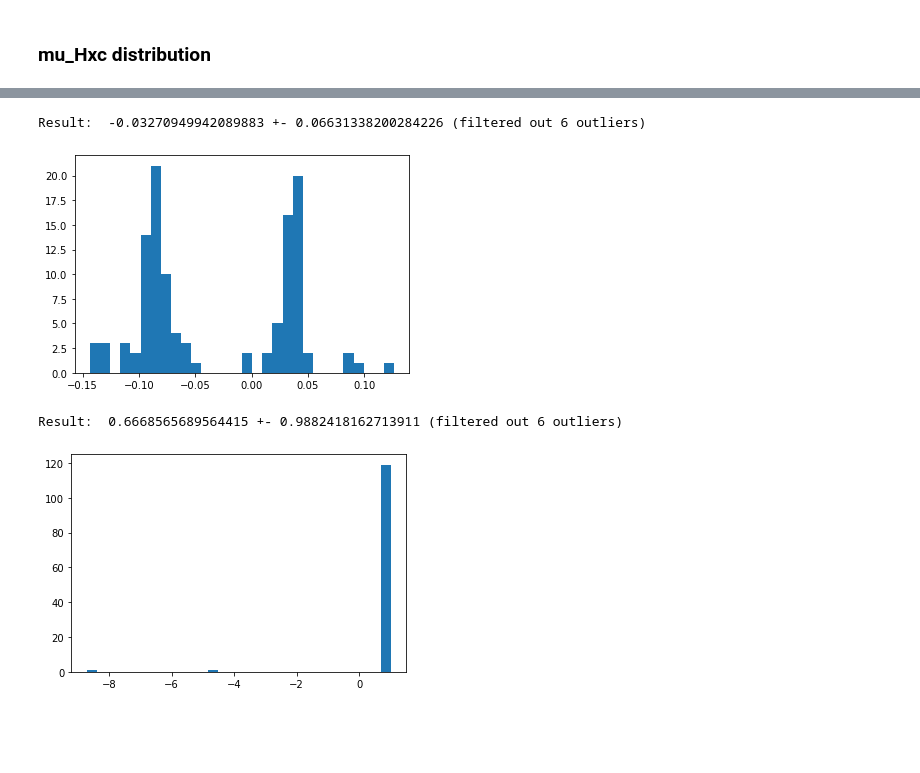
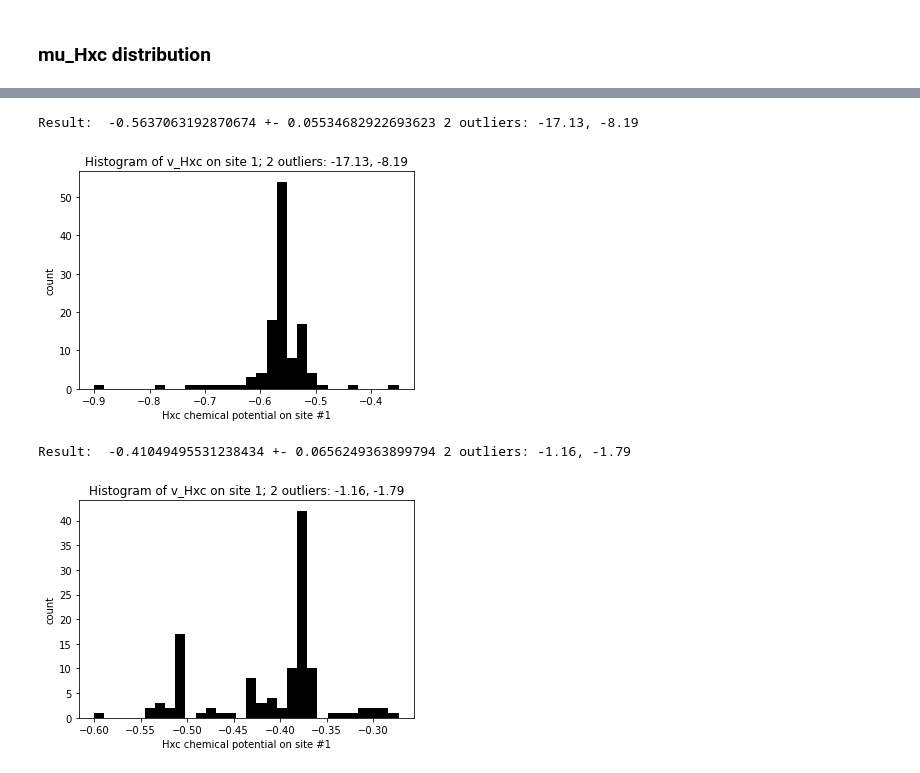
Before and after one commit to mrgulin/Single_shot, a Jupyter notebook: LPFET/6ring2.ipynb, the cells around one changed output, grey strips where cells are left out. Drawn from its saved outputs; the diff is of its cells as text; code cells hidden in the pictures; blank space fills up the shorter version.

```diff
--- a/LPFET/6ring2.ipynb
+++ b/LPFET/6ring2.ipynb
@@ -656,6 +461,0 @@ Loop 0, Loop 1, FCI densities (per spin): [0.8796373  0.31018135 0.31018135 0.87
-# %%
-for i in range(len(y)):
-    y[i] = np.array(y[i], dtype=float)
-    mu_hxc_list[i] = np.array(mu_hxc_list[i], dtype=float)
-y_ref = np.array(y_ref)
-y_simple = np.array(y_simple)
@@ -698,6 +462,7 @@ This looks much more promising. Lets test what happens with the other experiment
 # %% [markdown]
 ## Testing for v_ext=1
 # %%
+lpfet.COMPENSATION_1_RATIO = 0.75
 x = np.arange(-1.5, 1.6, 0.3)
 mol1 = lpfet.Molecule(6,6, "_6ring2sites_pot_adjustment_vext-1_6ring2sites_pot_adjustment_vext-1")
 mol_full = lpfet.class_Quant_NBody.QuantNBody(6, 6)
@@ -722,7 +487,7 @@ for i_id, i in enumerate(x):
         if not first:
             mol1.clear_object("_6ring2sites_pot_adjustment_vext-1_6ring2sites_pot_adjustment_vext-1")
         first = False
-        print(i, j, 100 * i_id/len(x))
+        print(f'\n ({i:.3f}, {j:.3f}, {100 * i_id/len(x):.0f}%): ', end=", ")
 
         mol1.add_parameters(u, t, v_ext, [[0, 3], [1, 2, 4, 5]])
         mol1.mu_hxc = np.array([i, j, j, i, j, j])
@@ -866,16 +620,28 @@ Result:  -0.6073151740652775 +- 2.6616271642142992 (filtered out 6 outliers)
 # %%
 D1_mu_hxc_0 = np.array(mu_hxc_0).flatten()
-D1_mu_hxc_0 = [i for i in D1_mu_hxc_0 if -2.5 < i < 2]
-plt.hist(D1_mu_hxc_0, bins=30)
-print('Result: ', np.average(D1_mu_hxc_0), '+-', np.std(D1_mu_hxc_0), '(filtered out 6 outliers)')
+limit = 2
+D1_mu_hxc_0 = [i for i in D1_mu_hxc_0 if -limit < i < limit]
+plt.hist(D1_mu_hxc_0, bins=30, color='k')
+plt.xlabel("Hxc chemical potential on site #1")
+plt.ylabel('count')
+string1 = f'{len(np.array(mu_hxc_0).flatten())-len(D1_mu_hxc_0)} outliers: {", ".join([f"{i:.2f}" for i in np.array(mu_hxc_0).flatten() if not (-limit < i <limit)])}'
+plt.title(f'Histogram of v_Hxc on site 1; '+string1)
+print('Result: ', np.average(D1_mu_hxc_0), '+-', np.std(D1_mu_hxc_0),string1)
+plt.savefig('results/6ring2_v5/Histogram_v-Hxc-0_vext-1_COsc.png', dpi=150)
 # %% [output]
-Result:  -0.03270949942089883 +- 0.06631338200284226 (filtered out 6 outliers)
+Result:  -0.5637063192870674 +- 0.05534682922693623 2 outliers: -17.13, -8.19
-[figure, old version]
+[figure, new version]
 # %%
 D1_mu_hxc_1 = np.array(mu_hxc_1).flatten()
-# D1_mu_hxc_1 = [i for i in D1_mu_hxc_1 if -2.5 < i < 2]
-plt.hist(D1_mu_hxc_1, bins=30)
-print('Result: ', np.average(D1_mu_hxc_1), '+-', np.std(D1_mu_hxc_1), '(filtered out 6 outliers)')
+limit = 1
+D1_mu_hxc_1 = [i for i in D1_mu_hxc_1 if -limit < i < limit]
+plt.hist(D1_mu_hxc_1, bins=30, color='k')
+plt.xlabel("Hxc chemical potential on site #1")
+plt.ylabel('count')
+string1 = f'{len(np.array(mu_hxc_1).flatten())-len(D1_mu_hxc_1)} outliers: {", ".join([f"{i:.2f}" for i in np.array(mu_hxc_1).flatten() if not (-limit < i <limit)])}'
+plt.title(f'Histogram of v_Hxc on site 1; '+string1)
+print('Result: ', np.average(D1_mu_hxc_1), '+-', np.std(D1_mu_hxc_1),string1)
+plt.savefig('results/6ring2_v5/Histogram_v-Hxc-1_vext-1_COsc.png', dpi=150)
 # %% [output]
-Result:  0.6668565689564415 +- 0.9882418162713911 (filtered out 6 outliers)
+Result:  -0.41049495531238434 +- 0.0656249363899794 2 outliers: -1.16, -1.79
-[figure, old version]
+[figure, new version]
```
Also changed, not shown: parts of 47 cells of this notebook, 2 other files.
